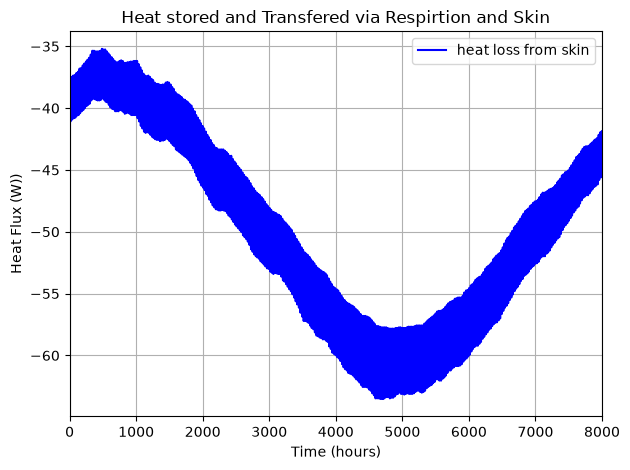
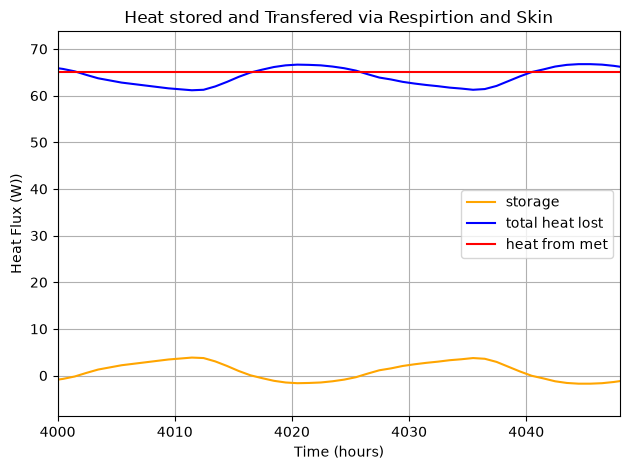
The change to this notebook cell's code, shown as a diff; its figure went from the first image to the second:
--- before
+++ after
@@ -30,26 +30,31 @@
 # total heat loss from skin
 q_sk = r_c_ht + evap_ht
+q_sk = -q_sk
 
 # HEAT LOSS VIA RESPIRATION
-c_res = 0.0014 * met_rate * (34 - indoor_air_temp+273.15)
-# e_res = 0.0173 * met_rate * (5.87 - p_a)
-e_res = np.array([15] * len(time_hours))
-
+c_res = 0.0014 * met_rate * (34 - (indoor_air_temp+273.15))
+e_res = 0.0173 * met_rate * (5.87 - p_a)
+#e_res = np.array([15] * len(time_hours))
 #print(f"c_res: {c_res}")
 #print(f"e_res: {e_res}")
-q_res = c_res + e_res
+#q_res = c_res + e_res
+q_res = np.array([met_rate * 0.1] * len(time_hours))
 
-print(f"total heat loss from skin: {-q_sk}\ntotal heat loss from respiration: {q_res}")
-#storage = met_rate - work_rate + q_sk - q_res
+print(f"total heat loss from skin: {q_sk}\ntotal heat loss from respiration: {q_res}")
+storage = met_rate - (q_sk + q_res)
 #print(f"Storage:{storage}")
 
-total_heat_transfer = met_rate - q_sk-q_res
+total_heat_transfer = met_rate - (q_sk + q_res)
 print(f"total heat transfer: {total_heat_transfer}")
 
 # graphing again!
 fig, ax = plt.subplots()
-#ax.plot(time_hours, storage, label='storage', color='red')
-ax.plot(time_hours, q_sk, label='heat loss from skin', color='blue')
+ax.plot(time_hours, storage, label='storage', color='orange')
+ax.plot(time_hours, (q_sk+q_res), label='total heat lost', color='blue')
+#ax.plot(time_hours, q_sk, label='heat loss from skin', color='blue')
 #ax.plot(time_hours, q_res, label='heat loss from respiration', color='green')
+ax.plot(time_hours, np.array([met_rate] * len(time_hours)), label='heat from met', color='red')
+
+
 
 ax.set_xlabel('Time (hours)')
@@ -59,5 +64,5 @@
 
 ax.legend()
-plt.xlim(0, 8000)
+plt.xlim(4000, 4048)
 plt.tight_layout()
 plt.show()

Commit: model accurately reflects storage and heat loss trends with higher vs. lower temperatures